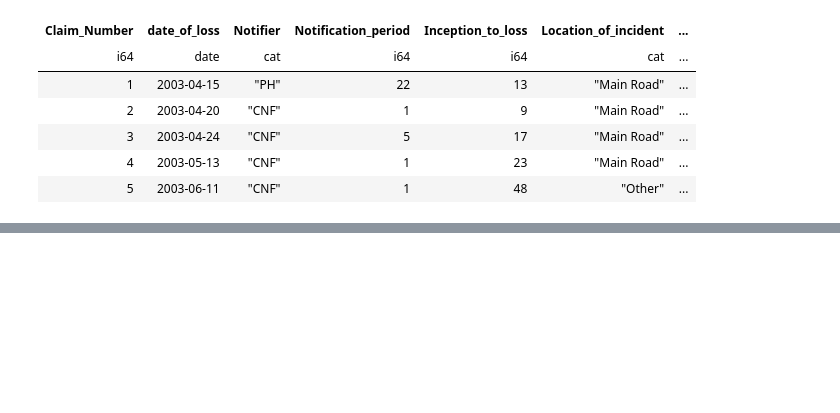
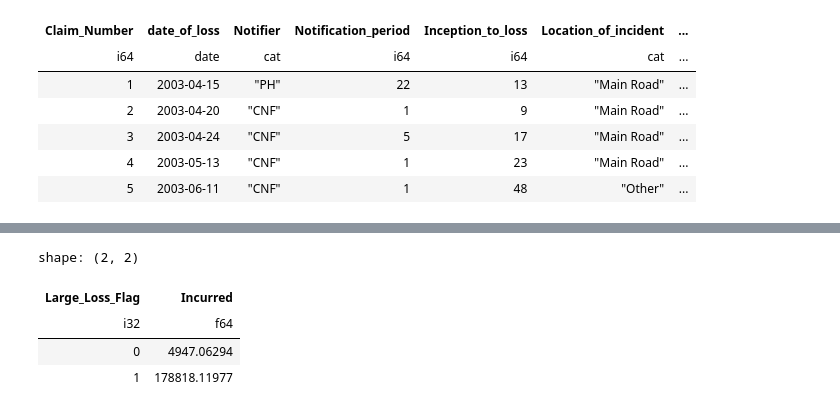
Before and after one commit to John2Wragg/Practice_Solution, a Jupyter notebook: Data_Preparation/dataloader.ipynb, the cells around one changed output, grey strips where cells are left out. Drawn from its saved outputs; the diff is of its cells as text; code cells hidden in the pictures; blank space fills up the shorter version.

```diff
--- a/Data_Preparation/dataloader.ipynb
+++ b/Data_Preparation/dataloader.ipynb
@@ -664,0 +679,10 @@ labels = data_flag.select(strata.alias("s"))["s"].to_list()
+# %%
+data_flag.group_by(pl.col('Large_Loss_Flag')).agg(pl.col("Incurred").mean()).sort(
+    "Incurred"
+)
+# %% [output]
+shape: (2, 2)
+| Large_Loss_Flag | Incurred |
+| i32 | f64 |
+| 0 | 4947.06294 |
+| 1 | 178818.11977 |
```
Also changed, not shown: parts of 4 cells of this notebook, 11 other files.
